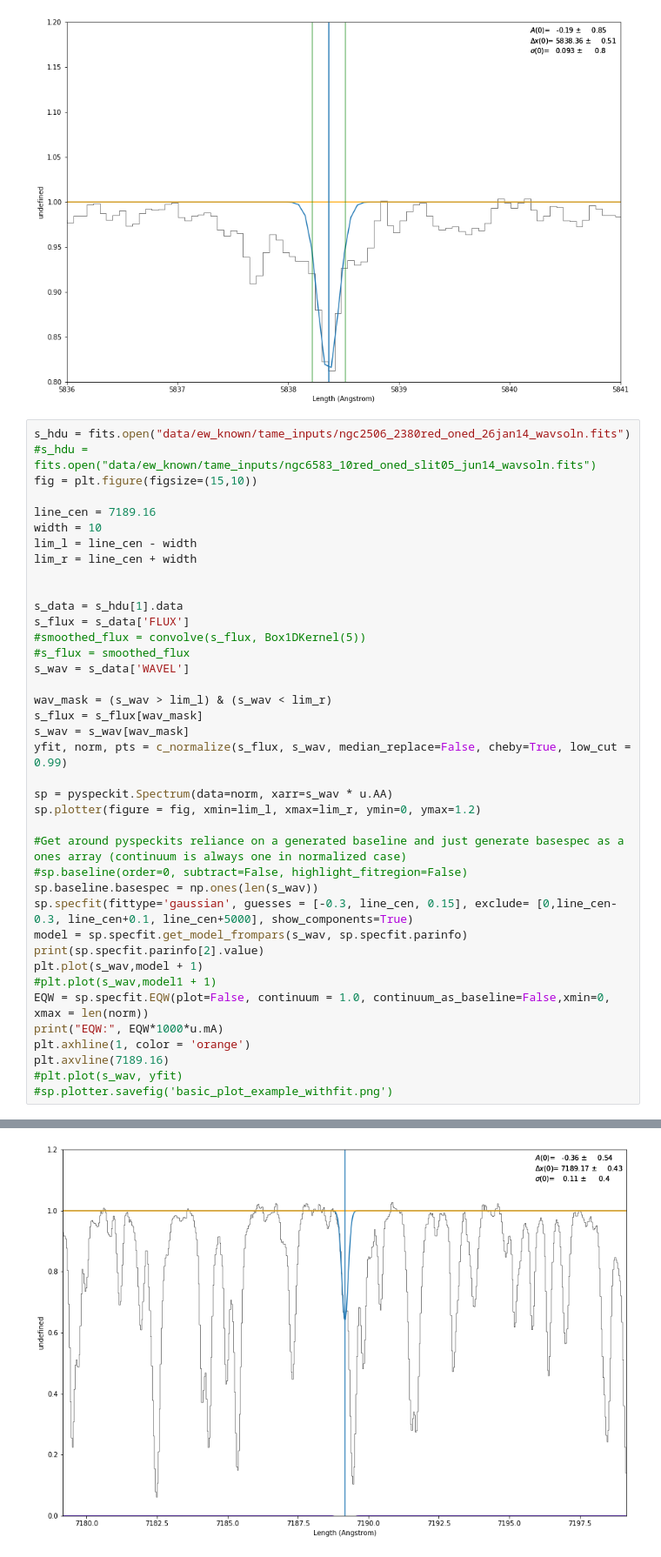
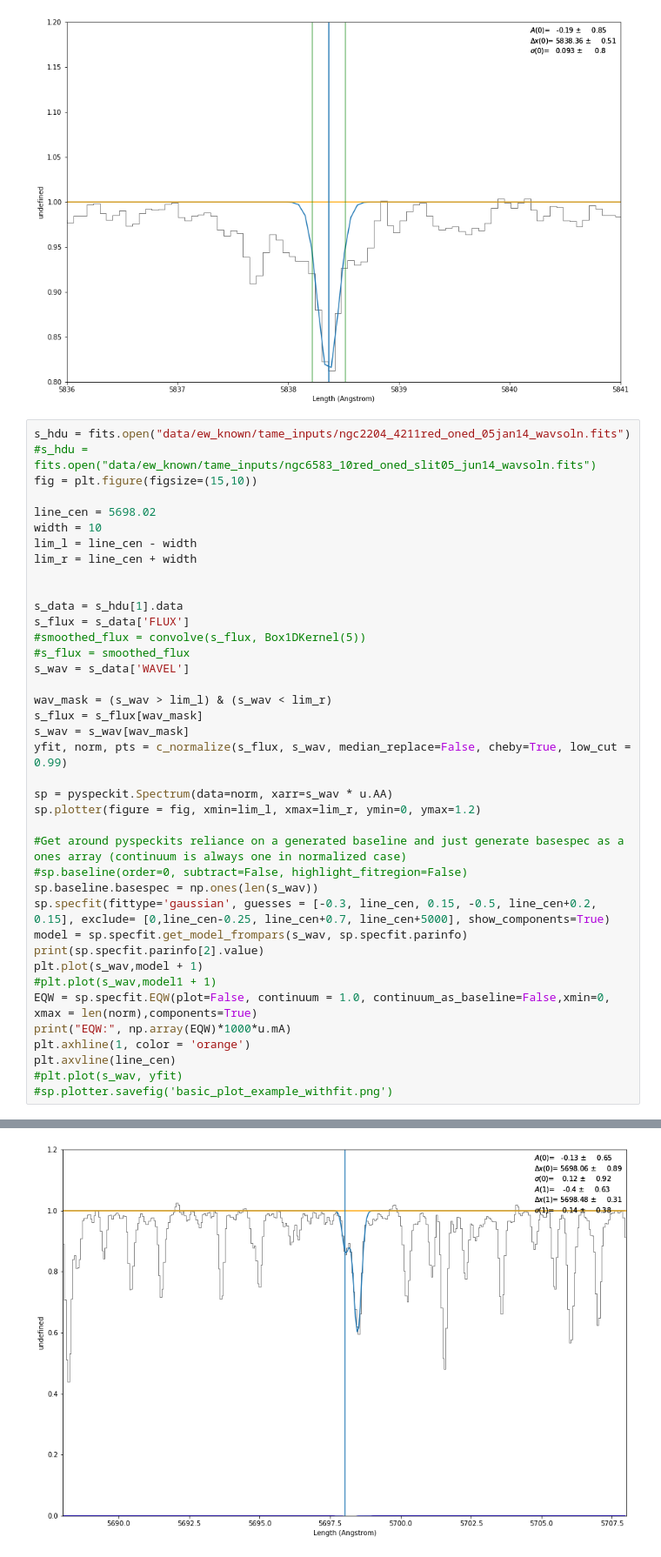
Before and after one commit to jkcarlberg/redgiant_planethosts, a Jupyter notebook: pyspeckit_test.ipynb, the cells around one changed output, grey strips where cells are left out. Shown at 87% size. Saved outputs shown, nothing was run; the diff lists cells and outputs as text.

```diff
--- a/pyspeckit_test.ipynb
+++ b/pyspeckit_test.ipynb
@@ -224,11 +224,11 @@ EQW: 44.55081205090292 mA
 (5836.0, 5841.0)
 [figure]
 # %%
-s_hdu = fits.open("data/ew_known/tame_inputs/ngc2506_2380red_oned_26jan14_wavsoln.fits")
+s_hdu = fits.open("data/ew_known/tame_inputs/ngc2204_4211red_oned_05jan14_wavsoln.fits")
 #s_hdu = fits.open("data/ew_known/tame_inputs/ngc6583_10red_oned_slit05_jun14_wavsoln.fits")
 fig = plt.figure(figsize=(15,10))
 
-line_cen = 7189.16
+line_cen = 5698.02
 width = 10
 lim_l = line_cen - width
 lim_r = line_cen + width
@@ -251,15 +251,15 @@ sp.plotter(figure = fig, xmin=lim_l, xmax=lim_r, ymin=0, ymax=1.2)
 #Get around pyspeckits reliance on a generated baseline and just generate basespec as a ones array (continuum is always one in normalized case)
 #sp.baseline(order=0, subtract=False, highlight_fitregion=False)
 sp.baseline.basespec = np.ones(len(s_wav))
-sp.specfit(fittype='gaussian', guesses = [-0.3, line_cen, 0.15], exclude= [0,line_cen-0.3, line_cen+0.1, line_cen+5000], show_components=True)
+sp.specfit(fittype='gaussian', guesses = [-0.3, line_cen, 0.15, -0.5, line_cen+0.2, 0.15], exclude= [0,line_cen-0.25, line_cen+0.7, line_cen+5000], show_components=True)
 model = sp.specfit.get_model_frompars(s_wav, sp.specfit.parinfo)
 print(sp.specfit.parinfo[2].value)
 plt.plot(s_wav,model + 1)
 #plt.plot(s_wav,model1 + 1)
-EQW = sp.specfit.EQW(plot=False, continuum = 1.0, continuum_as_baseline=False,xmin=0, xmax = len(norm))
-print("EQW:", EQW*1000*u.mA)
+EQW = sp.specfit.EQW(plot=False, continuum = 1.0, continuum_as_baseline=False,xmin=0, xmax = len(norm),components=True)
+print("EQW:", np.array(EQW)*1000*u.mA)
 plt.axhline(1, color = 'orange')
-plt.axvline(7189.16)
+plt.axvline(line_cen)
 #plt.plot(s_wav, yfit)
 #sp.plotter.savefig('basic_plot_example_withfit.png')
 # %% [output]
@@ -270,3 +270,3 @@ EQW: 102.98090813076702 mA
 Legend.draggable() is drepecated in favor of Legend.set_draggable(). Legend.draggable may be reintroduced as a property in future releases.
 <matplotlib.lines.Line2D at 0x...>
-[figure, old version]
+[figure, new version]
```
Also changed, not shown: parts of 1 cell of this notebook.
